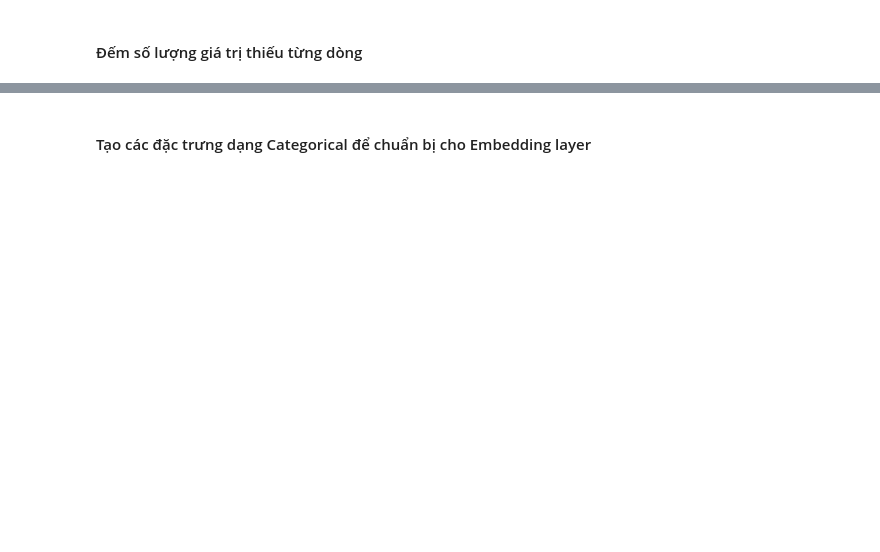
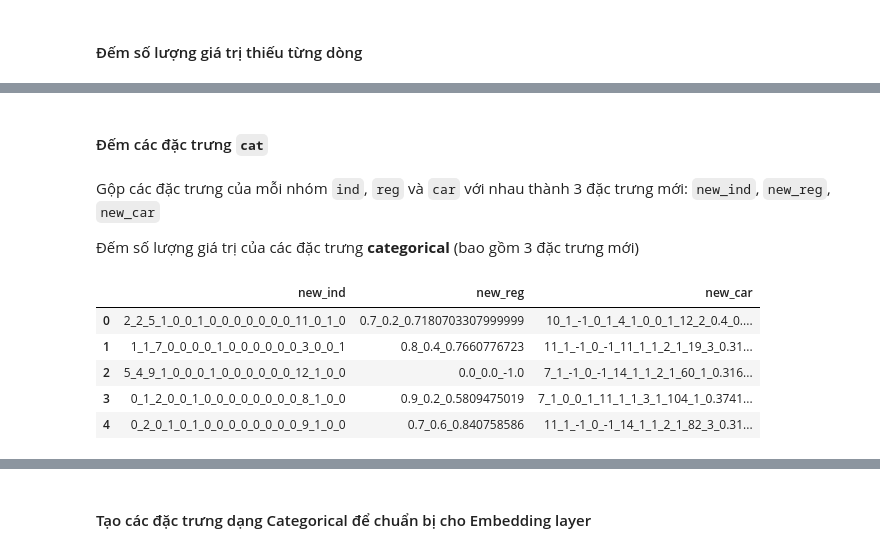
Before and after one commit to PhamVietXuan/kaggle-porto-seguro, a Jupyter notebook: Report.ipynb, the cells around one changed output, grey strips where cells are left out. Drawn from its saved outputs; the diff is of its cells as text; code cells hidden in the pictures; blank space fills up the shorter version.

```diff
--- a/Report.ipynb
+++ b/Report.ipynb
@@ -906,0 +847,42 @@ X_test = scaler.transform(X_test.toarray())
+# %% [markdown]
+#### Đếm các đặc trưng `cat`
+# %% [markdown]
+
+Gộp các đặc trưng của mỗi nhóm `ind`, `reg` và `car` với nhau thành 3 đặc trưng mới: `new_ind`, `new_reg`, `new_car`
+
+Đếm số lượng giá trị của các đặc trưng **categorical** (bao gồm 3 đặc trưng mới)
+# %%
+def Series_string(train, test, category_list):
+    '''
+    produce series as a string like new_ind as the following
+   id        new_ind_count                    new_ind
+595207            117       3_1_10_0_0_0_0_0_1_0_0_0_0_0_13_1_0_0
+595208            153       5_1_3_0_0_0_0_0_1_0_0_0_0_0_6_1_0_0
+
+    return train and test with new colunes of new_categories
+    '''
+    for category in category_list:
+
+        feature_names = list(train.columns)
+
+        features = [c for c in feature_names if category in c]
+        name= 'new_'+ category
+
+
+        count = 0
+        for c in features:
+            if count == 0:
+                train[name] = train[c].astype(str)
+                count += 1
+            else:
+                train[name] += '_' + train[c].astype(str)
+
+        count = 0
+        for c in features:
+            if count == 0:
+                test[name] = test[c].astype(str)
+                count += 1
+            else:
+                test[name] += '_' + test[c].astype(str)
+
+    return train, test
@@ -906,0 +892,9 @@ X_test = scaler.transform(X_test.toarray())
+# %%
+display(train[['new_ind','new_reg','new_car']].head(5))
+# %% [output]
+|  | new_ind | new_reg | new_car |
+| 0 | 2_2_5_1_0_0_1_0_0_0_0_0_0_0_11_0_1_0 | 0.7_0.2_0.7180703307999999 | 10_1_-1_0_1_4_1_0_0_1_12_2_0.4_0.... |
+| 1 | 1_1_7_0_0_0_0_1_0_0_0_0_0_0_3_0_0_1 | 0.8_0.4_0.7660776723 | 11_1_-1_0_-1_11_1_1_2_1_19_3_0.31... |
+| 2 | 5_4_9_1_0_0_0_1_0_0_0_0_0_0_12_1_0_0 | 0.0_0.0_-1.0 | 7_1_-1_0_-1_14_1_1_2_1_60_1_0.316... |
+| 3 | 0_1_2_0_0_1_0_0_0_0_0_0_0_0_8_1_0_0 | 0.9_0.2_0.5809475019 | 7_1_0_0_1_11_1_1_3_1_104_1_0.3741... |
+| 4 | 0_2_0_1_0_1_0_0_0_0_0_0_0_0_9_1_0_0 | 0.7_0.6_0.840758586 | 11_1_-1_0_-1_14_1_1_2_1_82_3_0.31... |
```
Also changed, not shown: parts of 103 cells of this notebook.
